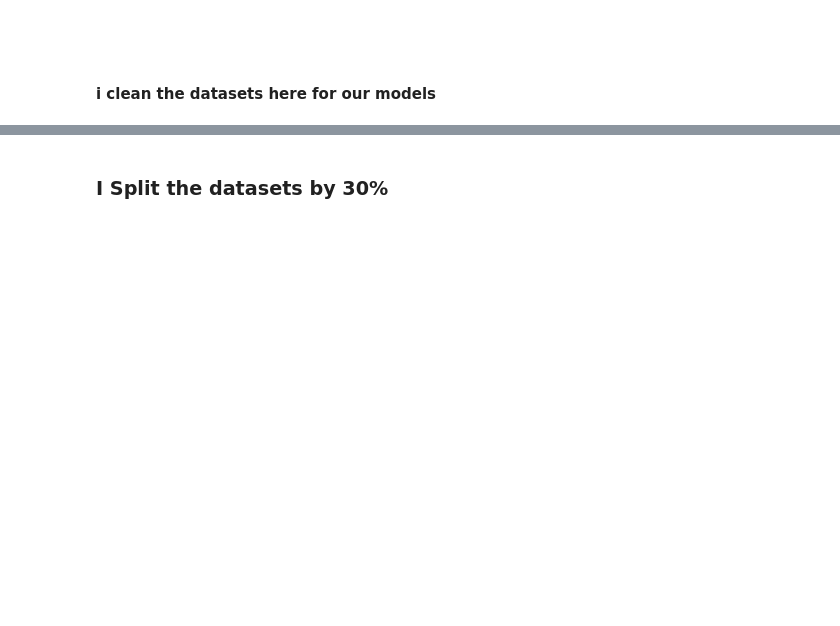
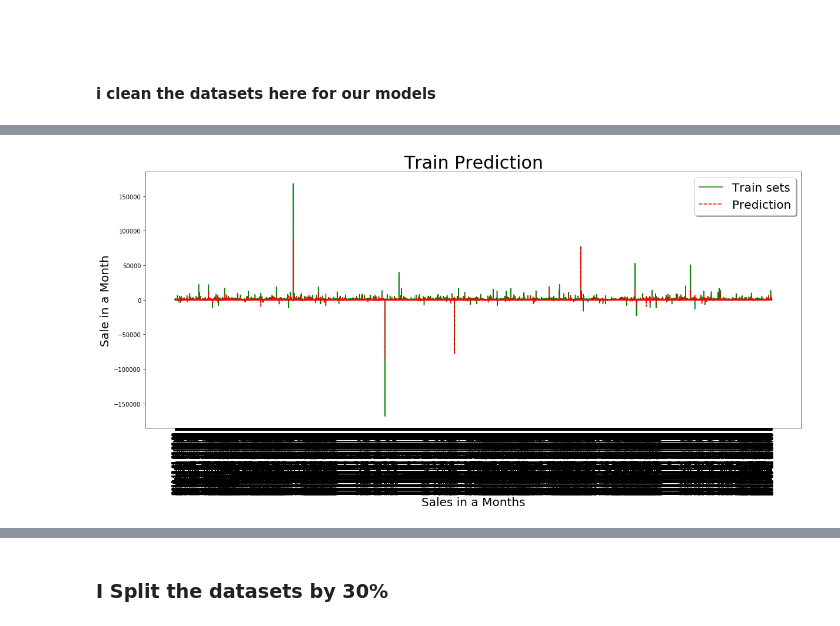
Before and after one commit to JAsanka/BUSINESS-INTELLIGENCE-SYSTEM, a Jupyter notebook: BusinessIntel/app/Charts/Untitled1-Copy1.ipynb, the cells around one changed output, grey strips where cells are left out. Drawn from its saved outputs; the diff is of its cells as text; code cells hidden in the pictures; blank space fills up the shorter version.

```diff
--- a/BusinessIntel/app/Charts/Untitled1-Copy1.ipynb
+++ b/BusinessIntel/app/Charts/Untitled1-Copy1.ipynb
@@ -250,0 +211,84 @@ total_amount.head()
+# %%
+from sklearn.svm import SVR
+from sklearn.model_selection import train_test_split
+from sklearn.metrics import accuracy_score
+prod_prof = df
+prod_prof["TotalAmount"] = prod_prof["Quantity"]*prod_prof["UnitPrice"]
+prod_prof["Totalprofit"] = prod_prof["Quantity"]*prod_prof["Profit"]
+
+prod_prof["Totalprofit"].sum() # Anually Sale
+
+prod_prof=prod_prof.set_index("InvoiceDate")
+
+prod_prof.head()
+total_amount = prod_prof.groupby("InvoiceDate")["TotalAmount","Quantity","UnitPrice"].agg({"TotalAmount":["sum","count"],
+                                                                   "Quantity":["sum","count"],
+                                                                   "UnitPrice":["sum","count"]})
+total_amount.head()
+tA = total_amount["TotalAmount"]["sum"]
+tA
+
+prod_prof.index = prod_prof.index.to_datetime()
+prod_prof['tA']=tA
+prod_prof=prod_prof["tA"]
+prod_prof=prod_prof.groupby(prod_prof.index.month).agg('sum')
+
+prod_prof
+prod_prof.head()
+
+y = total_amount["TotalAmount"]["sum"].values
+X = total_amount[["Quantity","UnitPrice"]].values
+
+train_x, test_x, train_y, test_y = train_test_split(X, y, test_size=0.30, random_state=415)  # i split the datasets here by 30%
+
+'''This is plotting section'''
+fig, ax = plt.subplots(figsize=(20,8))
+a = total_amount.index[0:div] # this is the date ex: '2010-10-1, 2010-10-2, 2010-10-3'
+ax.plot(a, train_y, "k", label="Train sets", color="green") # i put on the plot for our expected output, this is the color green
+ax.plot(a, yhat, "k--", label="Prediction", color="red") # here is the plot for prediction, this is color red in our plot
+ax.legend(loc="upper right", shadow=True, fontsize=20)
+plt.xticks(rotation="vertical")
+plt.title("Train Prediction", fontsize=30)
+plt.xlabel("Sales in a Months", fontsize=20)
+plt.ylabel("Sale in a Month", fontsize=20)
+plt.show()
+
+test_yhat = svr_lin.predict(test_x)
+
+fig, ax = plt.subplots(figsize=(20,8))
+a = total_amount.index[div:div_len]
+ax.plot(a, test_y, "k", color="green", label="Train Test")
+ax.plot(a, test_yhat, "k--", color="red", label="Prediction Test")
+ax.legend(loc="upper left", shadow=True, fontsize=20)
+plt.title("Test Prediction", fontsize=30)
+plt.xticks(rotation="vertical")
+plt.xlabel("Months Sale", fontsize=20)
+plt.ylabel("Sale in Month", fontsize=20)
+plt.show()
+
+
+
+
+model=svr_lin
+
+# Dump the trained decision tree classifier with Pickle
+filename1 = 'pickle_model1.pkl'
+# Open the file to save as pkl file
+save_model_pkl = open(filename1, 'wb')
+pickle.dump(model, save_model_pkl)
+# Close the pickle instances
+save_model_pkl.close()
+
+
+# Loading the saved model pickle
+pklfile = open(filename1, 'rb')
+load_model = pickle.load(pklfile)
+print ("Loaded model :: ", load_model)
+
+# Calculate the accuracy score and predict target values
+score = load_model.score(test_x, test_y)
+print("Test score: {0:.2f} %".format(100 * score))
+Ypredict = load_model.predict(train_x)
+Ypredict
+# %% [output]
+[figure, added]
```
Also changed, not shown: parts of 22 cells of this notebook, 25 other files.
